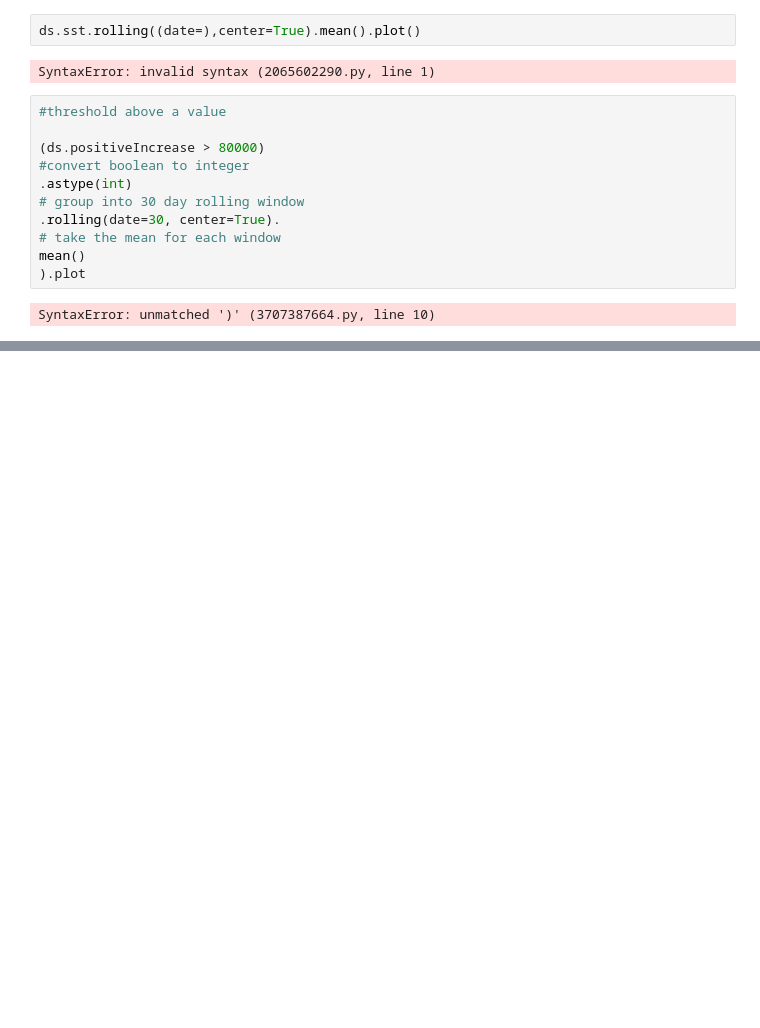
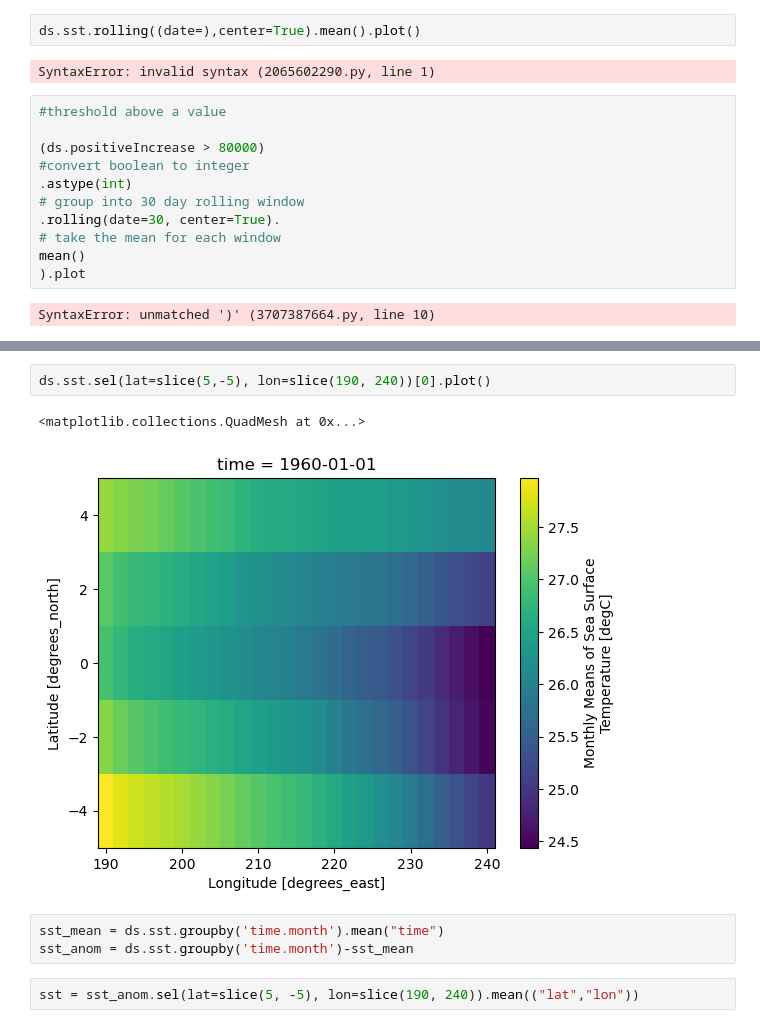
Before and after one commit to indranidas/bootcamp-2023, a Jupyter notebook: LEAP_Day1.ipynb, the cells around one changed output, grey strips where cells are left out. Cells and saved outputs as stored; diff of their text form; blank space fills up the shorter version.

```diff
--- a/LEAP_Day1.ipynb
+++ b/LEAP_Day1.ipynb
@@ -404,0 +410,10 @@ SyntaxError: unmatched ')' (3707387664.py, line 10)
+# %%
+ds.sst.sel(lat=slice(5,-5), lon=slice(190, 240))[0].plot()
+# %% [output]
+<matplotlib.collections.QuadMesh at 0x...>
+[figure, added]
+# %%
+sst_mean = ds.sst.groupby('time.month').mean("time")
+sst_anom = ds.sst.groupby('time.month')-sst_mean
+# %%
+sst = sst_anom.sel(lat=slice(5, -5), lon=slice(190, 240)).mean(("lat","lon"))
```
Also changed, not shown: parts of 33 cells of this notebook.
